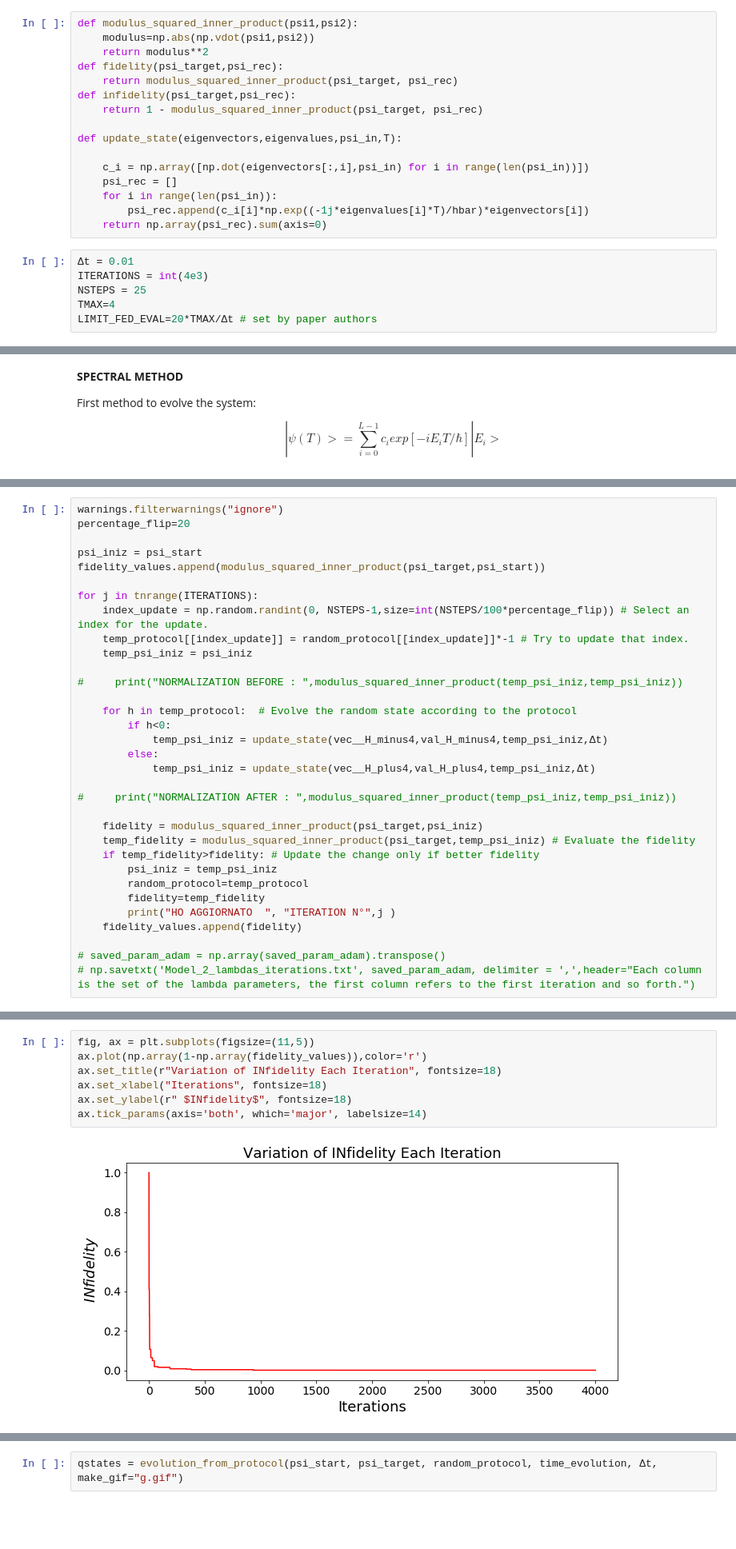
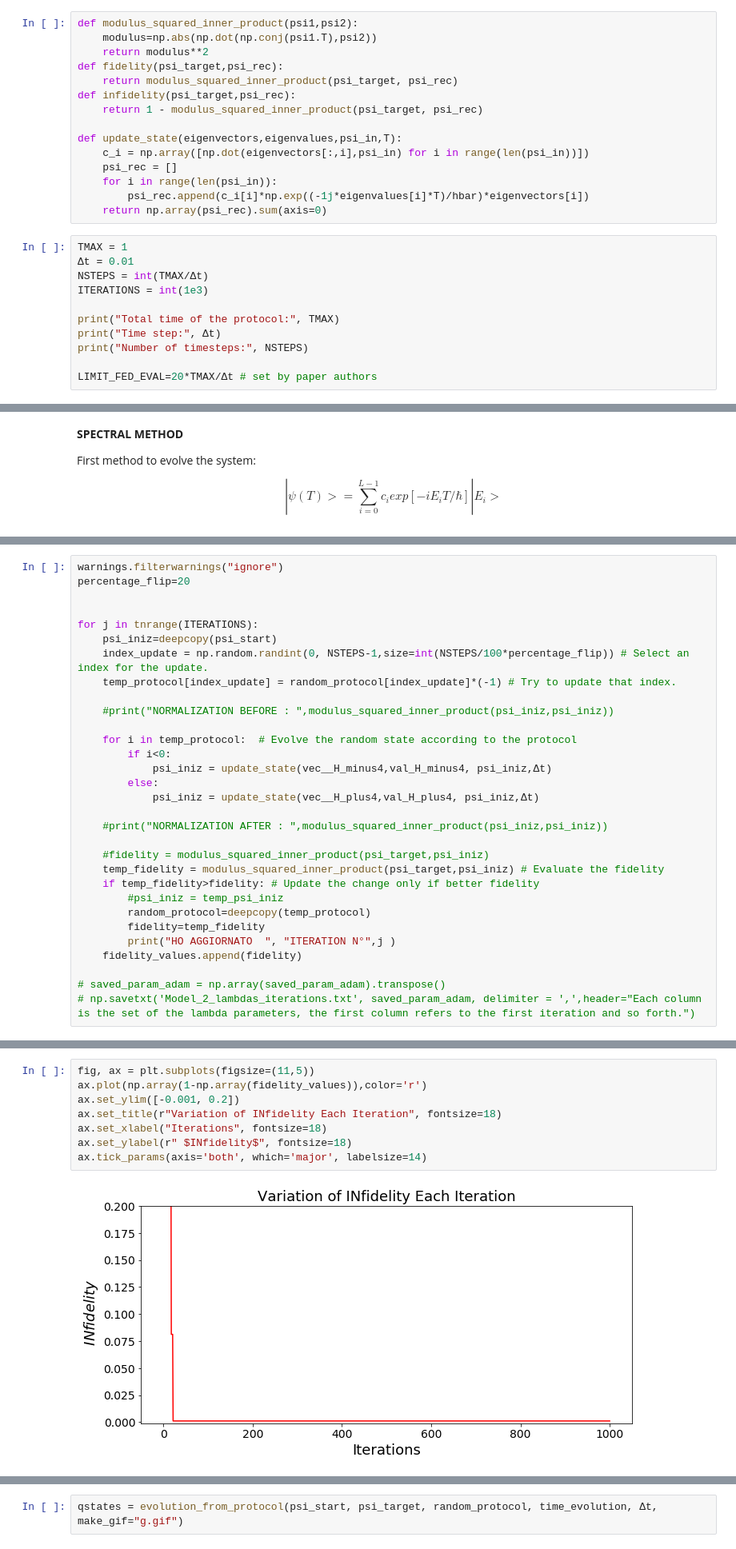
Before and after one commit to matteoguida/Quantum-Information-and-Computing, a Jupyter notebook: SD1QBit.ipynb, the cells around one changed output, grey strips where cells are left out. Shown at 80% size. Saved outputs shown, nothing was run; the diff lists cells and outputs as text; blank space fills up the shorter version.

```diff
--- a/SD1QBit.ipynb
+++ b/SD1QBit.ipynb
@@ -40,7 +39,7 @@ val_H_minus4,vec__H_minus4, = LA.eig(hamiltonian_minus4)
 The set of protocols {$h^{\alpha}|\alpha= 1, \dots, N_{real}$} used to calculate the glass-like order parameter.
 # %%
 def modulus_squared_inner_product(psi1,psi2):
-    modulus=np.abs(np.vdot(psi1,psi2))
+    modulus=np.abs(np.dot(np.conj(psi1.T),psi2))
     return modulus**2
 def fidelity(psi_target,psi_rec):
     return modulus_squared_inner_product(psi_target, psi_rec)
@@ -48,15 +47,19 @@ def infidelity(psi_target,psi_rec):
     return 1 - modulus_squared_inner_product(psi_target, psi_rec)
 
 def update_state(eigenvectors,eigenvalues,psi_in,T):
-
     c_i = np.array([np.dot(eigenvectors[:,i],psi_in) for i in range(len(psi_in))])
     psi_rec = []
     for i in range(len(psi_in)):
         psi_rec.append(c_i[i]*np.exp((-1j*eigenvalues[i]*T)/hbar)*eigenvectors[i])
     return np.array(psi_rec).sum(axis=0)
 # %%
+TMAX = 1
 Δt = 0.01
-ITERATIONS = int(4e3)
-NSTEPS = 25
-TMAX=4
+NSTEPS = int(TMAX/Δt)
+ITERATIONS = int(1e3)
+
+print("Total time of the protocol:", TMAX)
+print("Time step:", Δt)
+print("Number of timesteps:", NSTEPS)
+
 LIMIT_FED_EVAL=20*TMAX/Δt # set by paper authors
@@ -91,29 +103,27 @@ fidelity_values = []
 warnings.filterwarnings("ignore")
 percentage_flip=20
 
-psi_iniz = psi_start
-fidelity_values.append(modulus_squared_inner_product(psi_target,psi_start))
 
 for j in tnrange(ITERATIONS):
+    psi_iniz=deepcopy(psi_start)
     index_update = np.random.randint(0, NSTEPS-1,size=int(NSTEPS/100*percentage_flip)) # Select an index for the update.
-    temp_protocol[[index_update]] = random_protocol[[index_update]]*-1 # Try to update that index.
-    temp_psi_iniz = psi_iniz
+    temp_protocol[index_update] = random_protocol[index_update]*(-1) # Try to update that index.
 
-#     print("NORMALIZATION BEFORE : ",modulus_squared_inner_product(temp_psi_iniz,temp_psi_iniz))
+    #print("NORMALIZATION BEFORE : ",modulus_squared_inner_product(psi_iniz,psi_iniz))
 
-    for h in temp_protocol:  # Evolve the random state according to the protocol
-        if h<0:
-            temp_psi_iniz = update_state(vec__H_minus4,val_H_minus4,temp_psi_iniz,Δt)
+    for i in temp_protocol:  # Evolve the random state according to the protocol
+        if i<0:
+            psi_iniz = update_state(vec__H_minus4,val_H_minus4, psi_iniz,Δt)
         else:
-            temp_psi_iniz = update_state(vec__H_plus4,val_H_plus4,temp_psi_iniz,Δt)
+            psi_iniz = update_state(vec__H_plus4,val_H_plus4, psi_iniz,Δt)
 
-#     print("NORMALIZATION AFTER : ",modulus_squared_inner_product(temp_psi_iniz,temp_psi_iniz))
+    #print("NORMALIZATION AFTER : ",modulus_squared_inner_product(psi_iniz,psi_iniz))
 
-    fidelity = modulus_squared_inner_product(psi_target,psi_iniz)
-    temp_fidelity = modulus_squared_inner_product(psi_target,temp_psi_iniz) # Evaluate the fidelity
+    #fidelity = modulus_squared_inner_product(psi_target,psi_iniz)
+    temp_fidelity = modulus_squared_inner_product(psi_target,psi_iniz) # Evaluate the fidelity
     if temp_fidelity>fidelity: # Update the change only if better fidelity
-        psi_iniz = temp_psi_iniz
-        random_protocol=temp_protocol
+        #psi_iniz = temp_psi_iniz
+        random_protocol=deepcopy(temp_protocol)
         fidelity=temp_fidelity
         print("HO AGGIORNATO  ", "ITERATION N°",j )
     fidelity_values.append(fidelity)
@@ -137,9 +140,10 @@ HO AGGIORNATO   ITERATION N° 1350
 # %%
 fig, ax = plt.subplots(figsize=(11,5))
 ax.plot(np.array(1-np.array(fidelity_values)),color='r')
+ax.set_ylim([-0.001, 0.2])
 ax.set_title(r"Variation of INfidelity Each Iteration", fontsize=18)
 ax.set_xlabel("Iterations", fontsize=18)
 ax.set_ylabel(r" $INfidelity$", fontsize=18)
 ax.tick_params(axis='both', which='major', labelsize=14)
 # %% [output]
-[figure, old version]
+[figure, new version]
```
Also changed, not shown: parts of 10 cells of this notebook.
